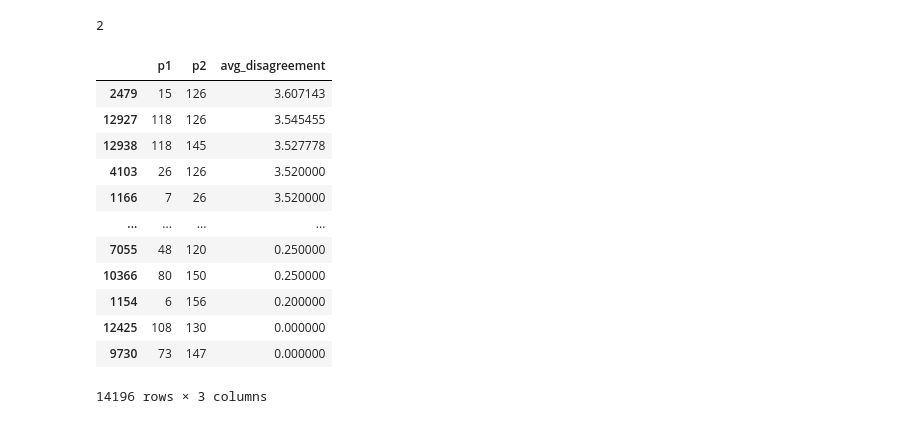
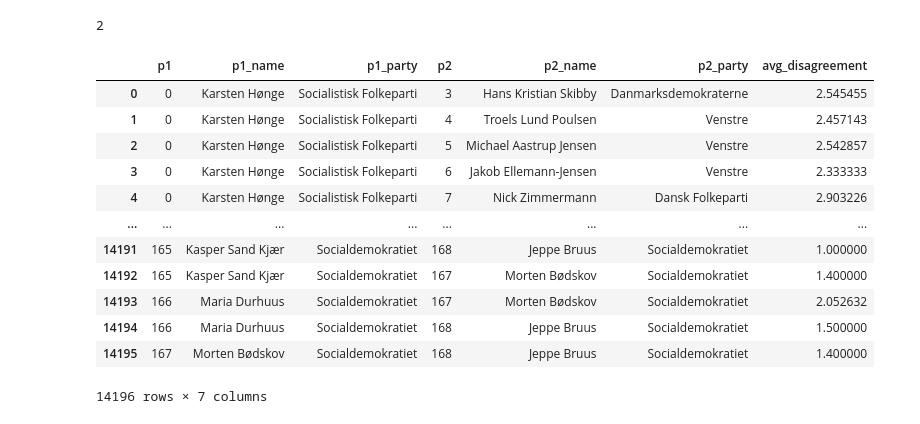
Before and after one commit to michaelbui99/mal-assignment-4, a Jupyter notebook: Assignment.ipynb, the cells around one changed output. Drawn from its saved outputs; the diff is of its cells as text; code cells hidden in the pictures.

Commit message:
Disagreement analysis on elected candidates

```diff
--- a/Assignment.ipynb
+++ b/Assignment.ipynb
@@ -1210,34 +1242,16 @@ for person_idx in elected_candidates_responses_df.index.values:
-# %%
-# Calculating highest disagreement levels across all questions
-disagreement_df = pd.DataFrame()
-
-p1 = []
-p1_names = []
-p2 = []
-p2_names = []
-avg_disagreement = []
-
-for disagreement_key in disagreements:
-    disagreement = disagreements[disagreement_key]
-    p1.append(disagreement.person1)
-    p2.append(disagreement.person2)
-    avg_disagreement.append(disagreement.avg_disagreement_level)
-
-disagreement_df['p1'] = pd.Series(p1)
-disagreement_df['p2'] = pd.Series(p2)
-disagreement_df['avg_disagreement'] = pd.Series(avg_disagreement)
-disagreement_df.drop_duplicates().sort_values(by="avg_disagreement", axis=0, ascending=False)
-# %% [output]
-|  | p1 | p2 | avg_disagreement |
-| 2479 | 15 | 126 | 3.607143 |
-| 12927 | 118 | 126 | 3.545455 |
-| 12938 | 118 | 145 | 3.527778 |
-| 4103 | 26 | 126 | 3.520000 |
-| 1166 | 7 | 26 | 3.520000 |
-| ... | ... | ... | ... |
-| 7055 | 48 | 120 | 0.250000 |
-| 10366 | 80 | 150 | 0.250000 |
-| 1154 | 6 | 156 | 0.200000 |
-| 12425 | 108 | 130 | 0.000000 |
-| 9730 | 73 | 147 | 0.000000 |
-14196 rows × 3 columns
+# %%
+disagreement_df = get_disagreement_df(elected_candidates_responses_df, question_columns)
+# %% [output]
+|  | p1 | p1_name | p1_party | p2 | p2_name | p2_party | avg_disagreement |
+| 0 | 0 | Karsten Hønge | Socialistisk Folkeparti | 3 | Hans Kristian Skibby | Danmarksdemokraterne | 2.545455 |
+| 1 | 0 | Karsten Hønge | Socialistisk Folkeparti | 4 | Troels Lund Poulsen | Venstre | 2.457143 |
+| 2 | 0 | Karsten Hønge | Socialistisk Folkeparti | 5 | Michael Aastrup Jensen | Venstre | 2.542857 |
+| 3 | 0 | Karsten Hønge | Socialistisk Folkeparti | 6 | Jakob Ellemann-Jensen | Venstre | 2.333333 |
+| 4 | 0 | Karsten Hønge | Socialistisk Folkeparti | 7 | Nick Zimmermann | Dansk Folkeparti | 2.903226 |
+| ... | ... | ... | ... | ... | ... | ... | ... |
+| 14191 | 165 | Kasper Sand Kjær | Socialdemokratiet | 168 | Jeppe Bruus | Socialdemokratiet | 1.000000 |
+| 14192 | 165 | Kasper Sand Kjær | Socialdemokratiet | 167 | Morten Bødskov | Socialdemokratiet | 1.400000 |
+| 14193 | 166 | Maria Durhuus | Socialdemokratiet | 167 | Morten Bødskov | Socialdemokratiet | 2.052632 |
+| 14194 | 166 | Maria Durhuus | Socialdemokratiet | 168 | Jeppe Bruus | Socialdemokratiet | 1.500000 |
+| 14195 | 167 | Morten Bødskov | Socialdemokratiet | 168 | Jeppe Bruus | Socialdemokratiet | 1.400000 |
+14196 rows × 7 columns
```
Also changed, not shown: parts of 18 cells of this notebook.
